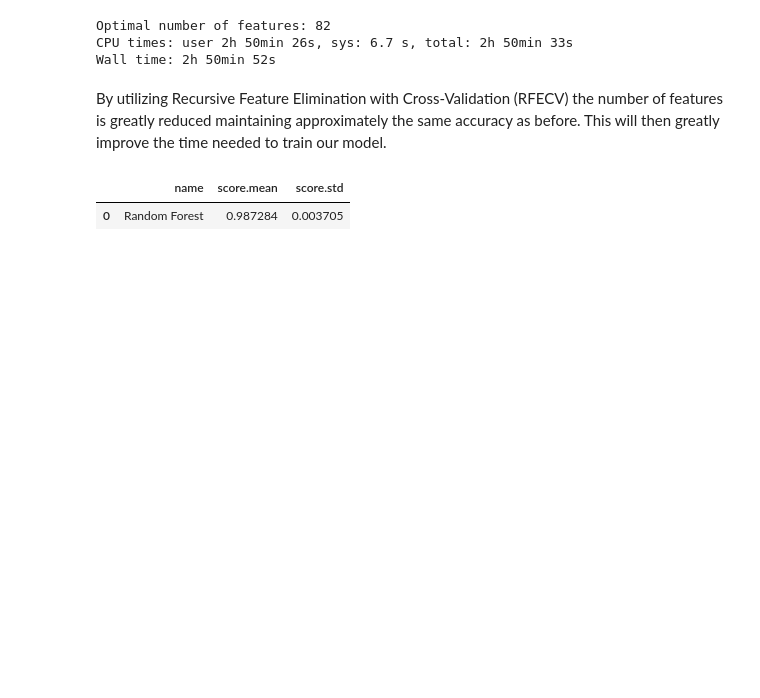
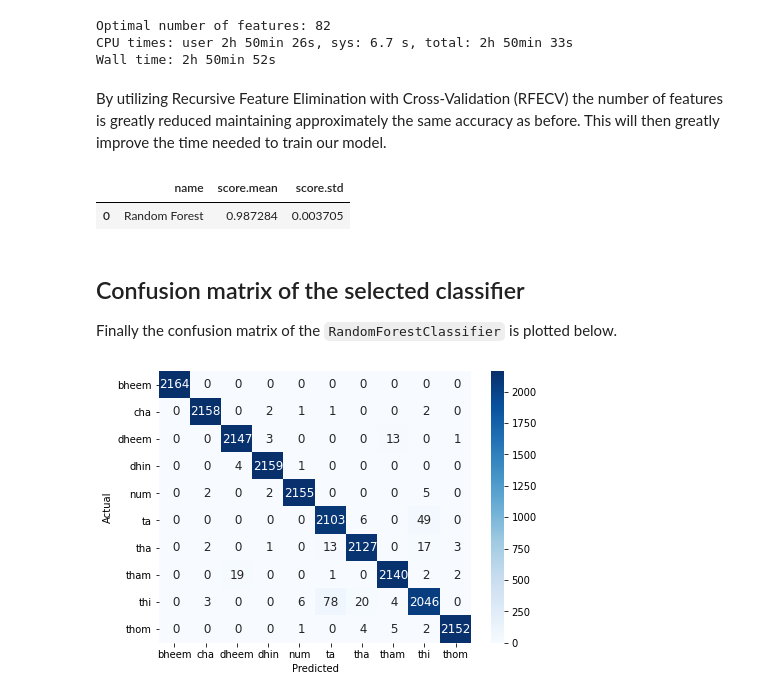
Before and after one commit to eagomez2/mir_basics, a Jupyter notebook: eagomez_assignment01_exemplary_mir_workflow.ipynb, the cells around one changed output. Drawn from its saved outputs; the diff is of its cells as text; code cells hidden in the pictures; blank space fills up the shorter version.

```diff
--- a/eagomez_assignment01_exemplary_mir_workflow.ipynb
+++ b/eagomez_assignment01_exemplary_mir_workflow.ipynb
@@ -851,3 +875,22 @@ display(df_scores_rfecv)
 # %% [output]
 |  | name | score.mean | score.std |
 | 0 | Random Forest | 0.987284 | 0.003705 |
+# %% [markdown]
+## Confusion matrix of the selected classifier
+Finally the confusion matrix of the `RandomForestClassifier` is plotted below.
+# %%
+y_stroke_norm_bal_predict = cross_val_predict(stroke_clfs['Random Forest'], X_rfecv, y_stroke_norm_bal, cv=10)
+
+stroke_classes = STROKE_CLASSES.values()
+stroke_conf_matrix = pd.DataFrame(confusion_matrix(y_stroke_norm_bal,
+                                                  y_stroke_norm_bal_predict),
+                                 columns=stroke_classes,
+                                 index=stroke_classes)
+stroke_conf_matrix.index.name = 'Actual'
+stroke_conf_matrix.columns.name = 'Predicted'
+
+plt.figure(figsize=(7, 5))
+sns.heatmap(stroke_conf_matrix, cmap='Blues', annot_kws={'size': 12}, annot=True, fmt='2g')
+plt.show()
+# %% [output]
+[figure, added]
```
Also changed, not shown: parts of 6 cells of this notebook.
